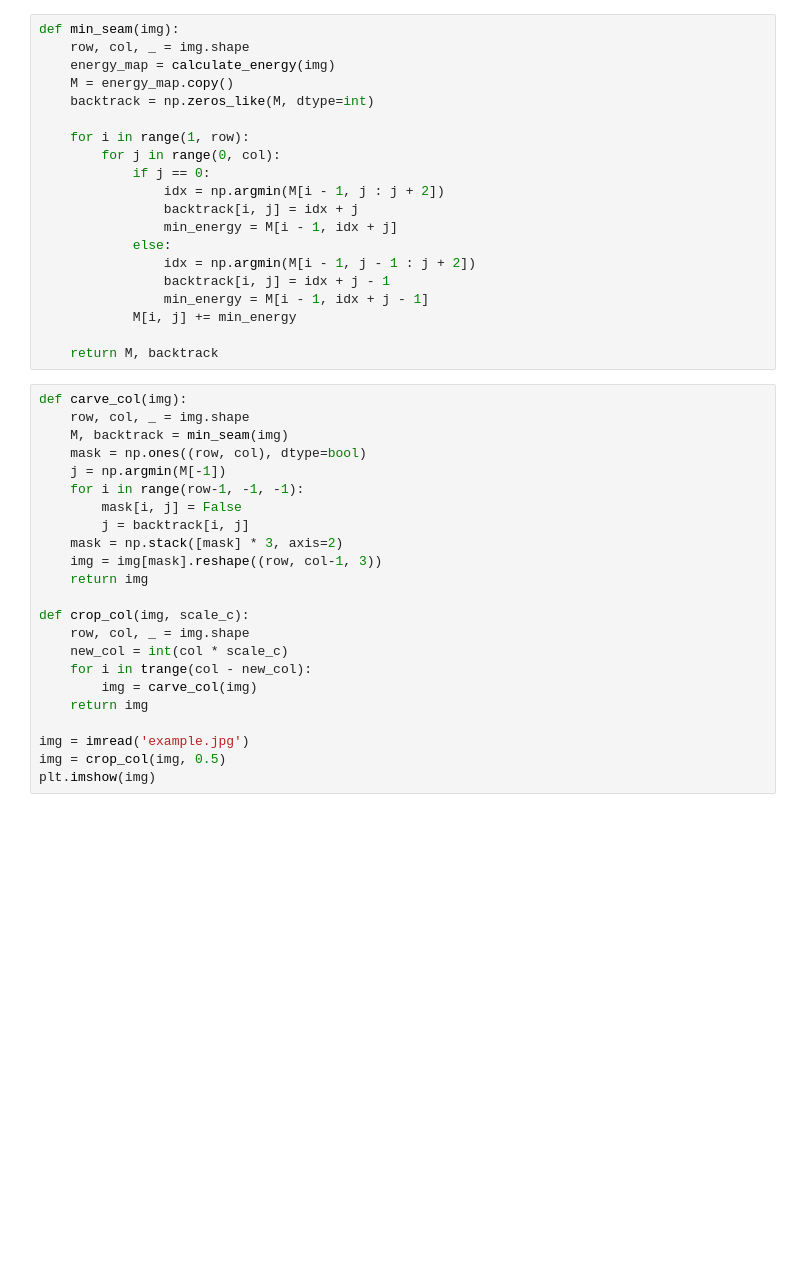
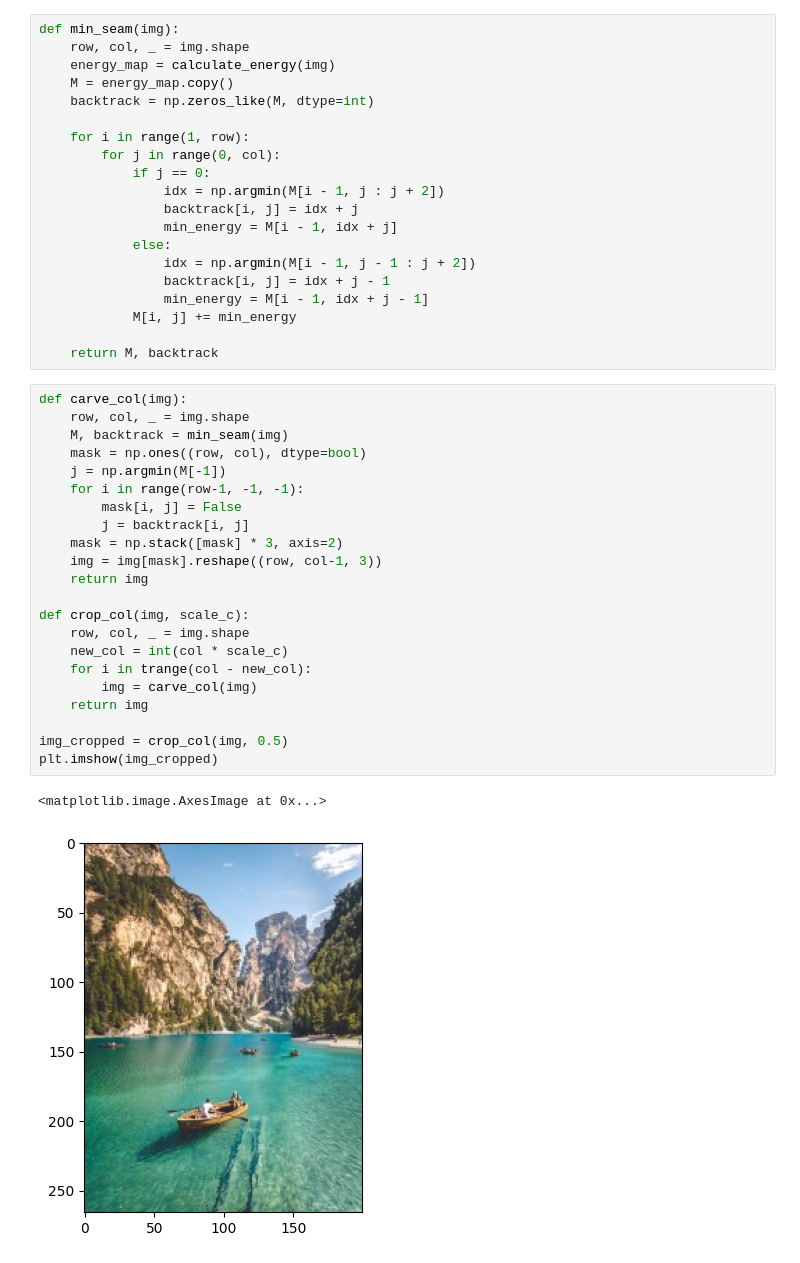
Before and after one commit to tiankaima/USTC_MM_24, a Jupyter notebook: HW1/main.ipynb, the cells around one changed output. Cells and saved outputs as stored; diff of their text form; blank space fills up the shorter version.

```diff
--- a/HW1/main.ipynb
+++ b/HW1/main.ipynb
@@ -60,23 +59,25 @@ def min_seam(img):
 # %%
 def carve_col(img):
     row, col, _ = img.shape
     M, backtrack = min_seam(img)
     mask = np.ones((row, col), dtype=bool)
     j = np.argmin(M[-1])
     for i in range(row-1, -1, -1):
         mask[i, j] = False
         j = backtrack[i, j]
     mask = np.stack([mask] * 3, axis=2)
     img = img[mask].reshape((row, col-1, 3))
     return img
 
 def crop_col(img, scale_c):
     row, col, _ = img.shape
     new_col = int(col * scale_c)
     for i in trange(col - new_col):
         img = carve_col(img)
     return img
 
-img = imread('example.jpg')
-img = crop_col(img, 0.5)
-plt.imshow(img)
+img_cropped = crop_col(img, 0.5)
+plt.imshow(img_cropped)
+# %% [output]
+<matplotlib.image.AxesImage at 0x...>
+[figure, added]
```
Also changed, not shown: parts of 3 cells of this notebook, 6 other files.
